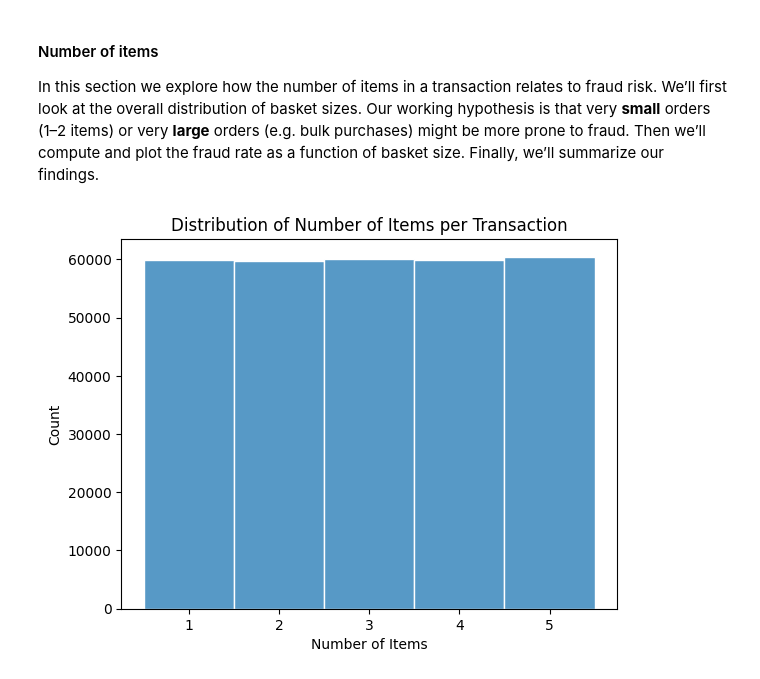
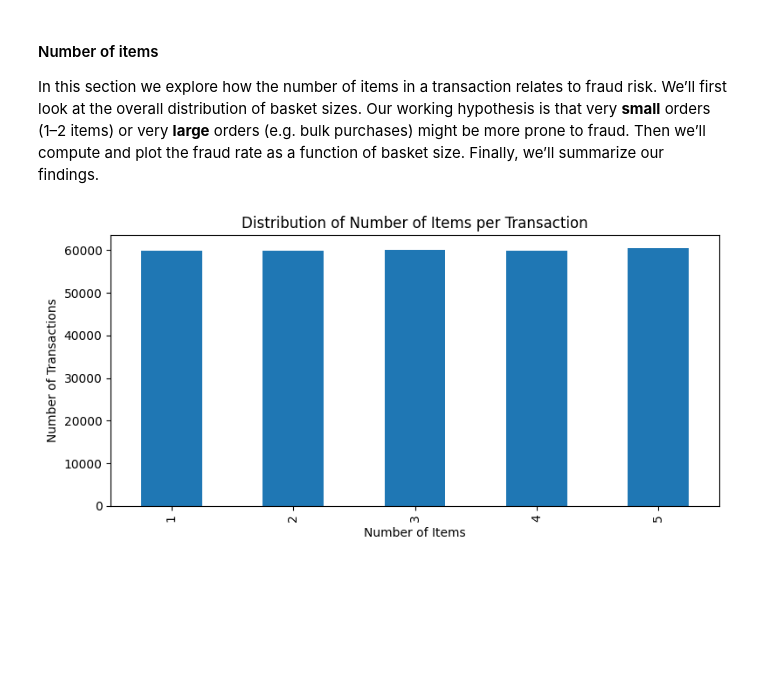
Before and after one commit to joaopcastro710/Proj_AI, a Jupyter notebook: Project 2/Proj2.ipynb, the cells around one changed output. Drawn from its saved outputs; the diff is of its cells as text; code cells hidden in the pictures; blank space fills up the shorter version.

```diff
--- a/Project 2/Proj2.ipynb
+++ b/Project 2/Proj2.ipynb
@@ -82,3 +82,25 @@ Address.Match         0
 dtype: int64
 [figure]
 [figure]
+# %%
+df['Transaction.Date'] = pd.to_datetime(
+    df['Transaction.Date'],
+    infer_datetime_format=True,
+    errors='coerce'
+)
+
+df['signup_time'] = df['Transaction.Date'] - pd.to_timedelta(
+    df['Account.Age.Days'], unit='d'
+)
+
+df['purchase_time'] = df['Transaction.Date']
+
+
+df['time_to_purchase'] = (
+    df['purchase_time'] - df['signup_time']
+).dt.total_seconds()
+
+df.drop(['signup_time', 'purchase_time'], axis=1, inplace=True)
+
+# 6) Quick sanity check
+df[['Account.Age.Days', 'time_to_purchase']].describe()
@@ -93,18 +126,6 @@ df.drop(['signup_time', 'purchase_time', 'user_id', 'device_id', 'ip_address'],
 df.describe()
 # %% [output]
 KeyError: 'signup_time'
-# %%
-#data preprocessing
-df = pd.get_dummies(df, columns=['source', 'browser', 'sex'], drop_first=True)
-
-X = df.drop('class', axis=1)
-y = df['class']
-
-X_train, X_test, y_train, y_test = train_test_split(X, y, test_size=0.2, random_state=42)
-
-scaler = StandardScaler()
-X_train_scaled = scaler.fit_transform(X_train)
-X_test_scaled = scaler.transform(X_test)
 # %%
 def train_and_evaluate(model, name):
     print(f"\ntraining {name}...")
@@ -314,17 +347,15 @@ plt.show()
 
 
 In this section we explore how the number of items in a transaction relates to fraud risk. We’ll first look at the overall distribution of basket sizes. Our working hypothesis is that very **small** orders (1–2 items) or very **large** orders (e.g. bulk purchases) might be more prone to fraud. Then we’ll compute and plot the fraud rate as a function of basket size. Finally, we’ll summarize our findings.
-# %%
-# ---- Distribution of Number of Items ----
-sns.histplot(
-    df['Quantity'],
-    discrete=True,
-    bins=range(int(df['Quantity'].min()), int(df['Quantity'].max())+2),
-    edgecolor='w'
-)
-plt.title('Distribution of Number of Items per Transaction')
-plt.xlabel('Number of Items')
-plt.ylabel('Count')
-plt.show()
-# %% [output]
-[figure, removed]
+# %%
+quantity_counts = df['Quantity'].value_counts().sort_index()
+
+plt.figure(figsize=(8,4))
+quantity_counts.plot(kind='bar')
+plt.xlabel('Number of Items')
+plt.ylabel('Number of Transactions')
+plt.title('Distribution of Number of Items per Transaction')
+plt.tight_layout()
+plt.show()
+# %% [output]
+[figure, added]
```
Also changed, not shown: parts of 35 cells of this notebook.
